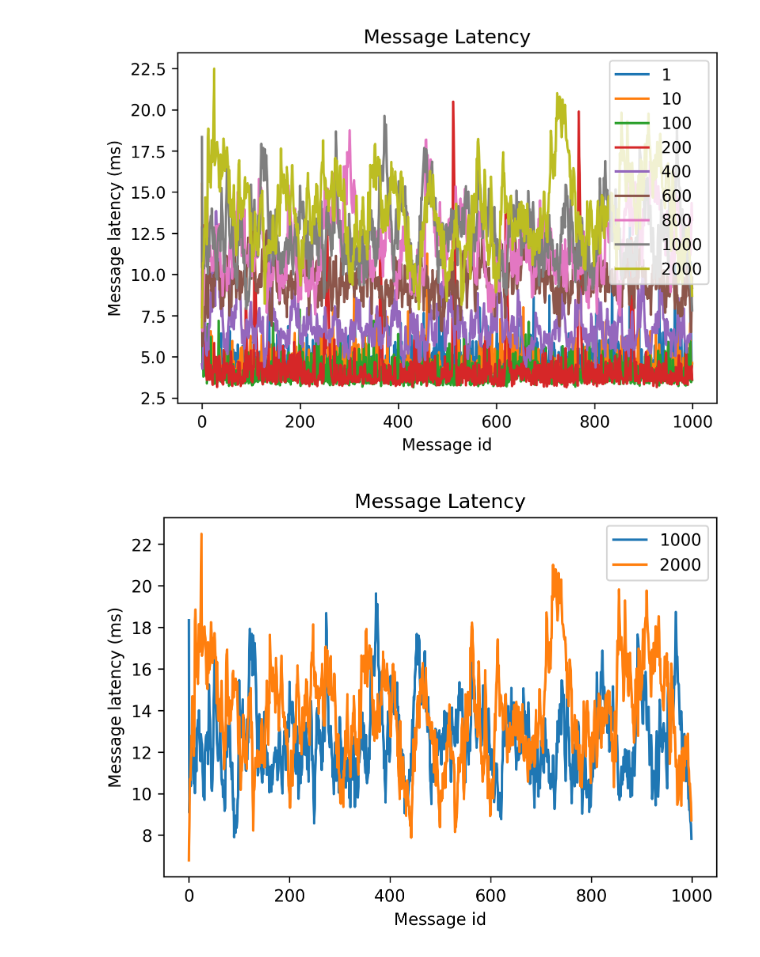
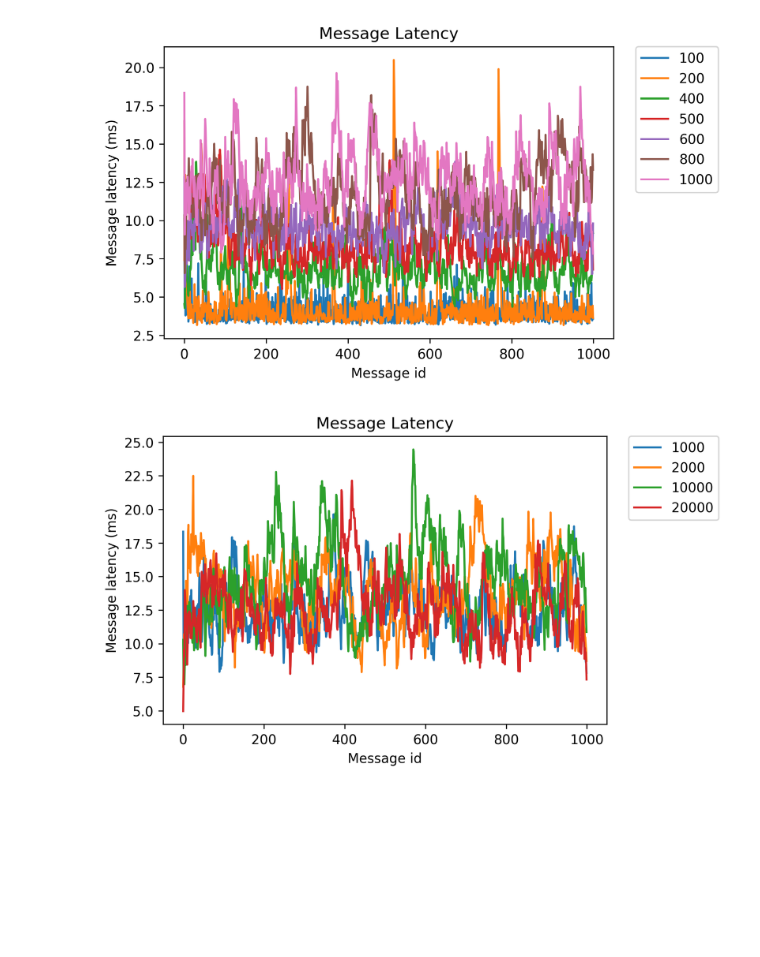
Before and after one commit to chongbin007/Master_project_Chongbin, a Jupyter notebook: experiments/experiment2_v2/ros1_results/plot/csvPlot.ipynb, the cells around one changed output. Drawn from its saved outputs; the diff is of its cells as text; code cells hidden in the pictures; blank space fills up the shorter version.

```diff
--- a/experiments/experiment2_v2/ros1_results/plot/csvPlot.ipynb
+++ b/experiments/experiment2_v2/ros1_results/plot/csvPlot.ipynb
@@ -30,0 +61,15 @@ plt.show()
+# %%
+plt.plot(sample_data.id,sample_data.mean_time_ms_1)
+plt.plot(sample_data.id,sample_data.mean_time_ms_10)
+
+##设置ax4中legend的位置，将其放在图外
+plt.legend(["1","10"],loc=2, bbox_to_anchor=(1.05,1.0),borderaxespad = 0.)
+
+plt.rcParams['savefig.dpi'] = 300 #图片像素
+plt.rcParams['figure.dpi'] = 300 #分辨率
+
+plt.title("Message Latency")
+plt.xlabel("Message id")
+plt.ylabel("Message latency (ms)")
+plt.show()
+#plt.savefig('low1.png', dpi=300) #指定分辨率保存
@@ -31,32 +78,34 @@ plt.show()
 # %%
-plt.plot(sample_data.id,sample_data.mean_time_ms_1)
-plt.plot(sample_data.id,sample_data.mean_time_ms_10)
 plt.plot(sample_data.id,sample_data.mean_time_ms_100)
 plt.plot(sample_data.id,sample_data.mean_time_ms_200)
 plt.plot(sample_data.id,sample_data.mean_time_ms_400)
+plt.plot(sample_data.id,sample_data.mean_time_ms_500)
 plt.plot(sample_data.id,sample_data.mean_time_ms_600)
 plt.plot(sample_data.id,sample_data.mean_time_ms_800)
 plt.plot(sample_data.id,sample_data.mean_time_ms_1000)
-plt.plot(sample_data.id,sample_data.mean_time_ms_2000)
 
 
-plt.legend(["1","10","100","200","400","600","800","1000","2000"])
+##设置ax4中legend的位置，将其放在图外
+plt.legend(["100","200","400","500","600","800","1000"],loc=2, bbox_to_anchor=(1.05,1.0),borderaxespad = 0.)
 
 plt.rcParams['savefig.dpi'] = 300 #图片像素
 plt.rcParams['figure.dpi'] = 300 #分辨率
 
 plt.title("Message Latency")
 plt.xlabel("Message id")
 plt.ylabel("Message latency (ms)")
 plt.show()
-# plt.savefig('plottest.png', dpi=300) #指定分辨率保存
+#plt.savefig('middle1.png', dpi=300) #指定分辨率保存
 # %% [output]
-[figure, old version]
+[figure, new version]
 # %%
 plt.plot(sample_data.id,sample_data.mean_time_ms_1000)
 plt.plot(sample_data.id,sample_data.mean_time_ms_2000)
+plt.plot(sample_data.id,sample_data.mean_time_ms_10000)
+plt.plot(sample_data.id,sample_data.mean_time_ms_20000)
 
-plt.legend(["1000","2000"])
+##设置ax4中legend的位置，将其放在图外
+plt.legend(["1000","2000","10000","20000"],loc=2, bbox_to_anchor=(1.05,1.0),borderaxespad = 0.)
 
 plt.rcParams['savefig.dpi'] = 300 #图片像素
 plt.rcParams['figure.dpi'] = 300 #分辨率
@@ -65,7 +114,7 @@ plt.title("Message Latency")
 plt.xlabel("Message id")
 plt.ylabel("Message latency (ms)")
 plt.show()
-# plt.savefig('plottest.png', dpi=300) #指定分辨率保存
+#plt.savefig('plottest.png', dpi=300) #指定分辨率保存
 # %% [output]
-[figure, old version]
+[figure, new version]
 # %%
```
Also changed, not shown: parts of 4 cells of this notebook, 42 other files.
